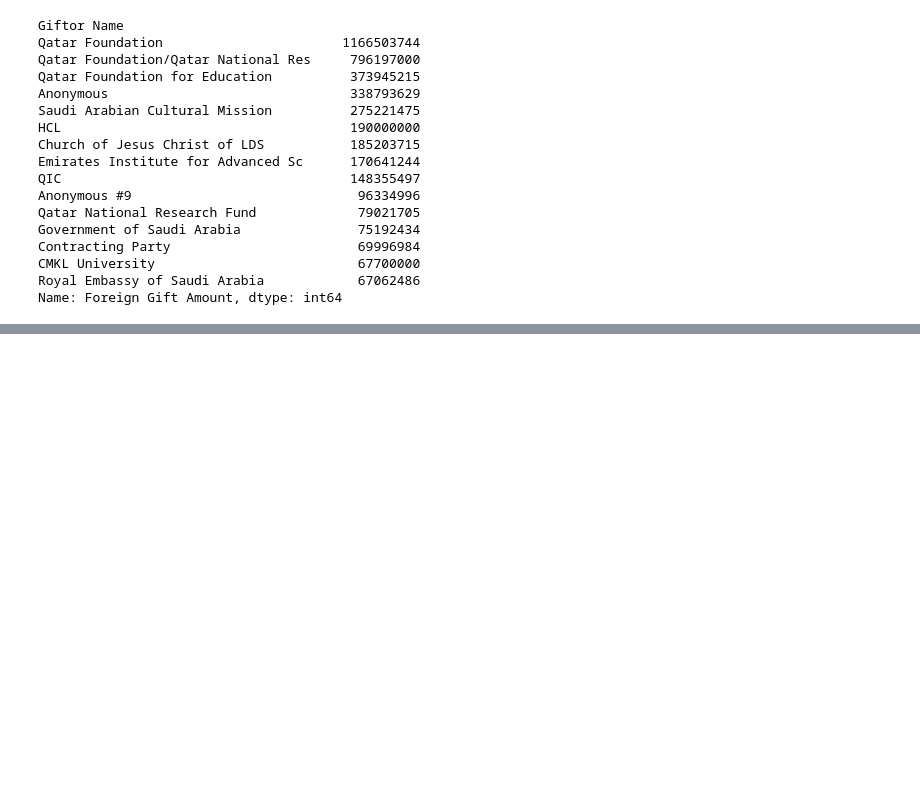
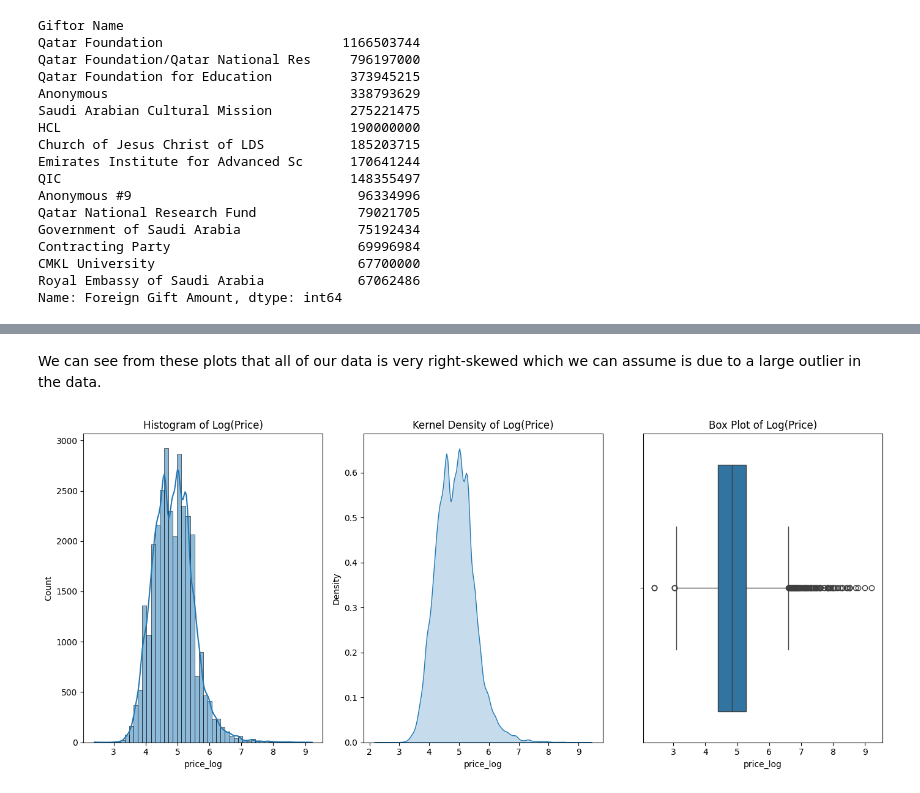
Before and after one commit to joelen4225/ds3001_assignment3, a Jupyter notebook: assignment/assignment.ipynb, the cells around one changed output, grey strips where cells are left out. Drawn from its saved outputs; the diff is of its cells as text; code cells hidden in the pictures; blank space fills up the shorter version.

```diff
--- a/assignment/assignment.ipynb
+++ b/assignment/assignment.ipynb
@@ -243,0 +322,24 @@ Name: Foreign Gift Amount, dtype: int64
+# %% [markdown]
+We can see from these plots that all of our data is very right-skewed which we can assume is due to a large outlier in the data.
+# %%
+# Log Transformation
+airbnb_data['price_log'] = np.log(airbnb_data['Price'] + 1)
+
+# Histogram, KDE, and Box Plot after Log Transformation
+plt.figure(figsize=(14, 6))
+plt.subplot(1, 3, 1)
+sns.histplot(airbnb_data['price_log'], bins=50, kde=True)
+plt.title('Histogram of Log(Price)')
+
+plt.subplot(1, 3, 2)
+sns.kdeplot(airbnb_data['price_log'], fill=True)
+plt.title('Kernel Density of Log(Price)')
+
+plt.subplot(1, 3, 3)
+sns.boxplot(x=airbnb_data['price_log'])
+plt.title('Box Plot of Log(Price)')
+
+plt.tight_layout()
+plt.show()
+# %% [output]
+[figure, added]
```
Also changed, not shown: parts of 33 cells of this notebook.
